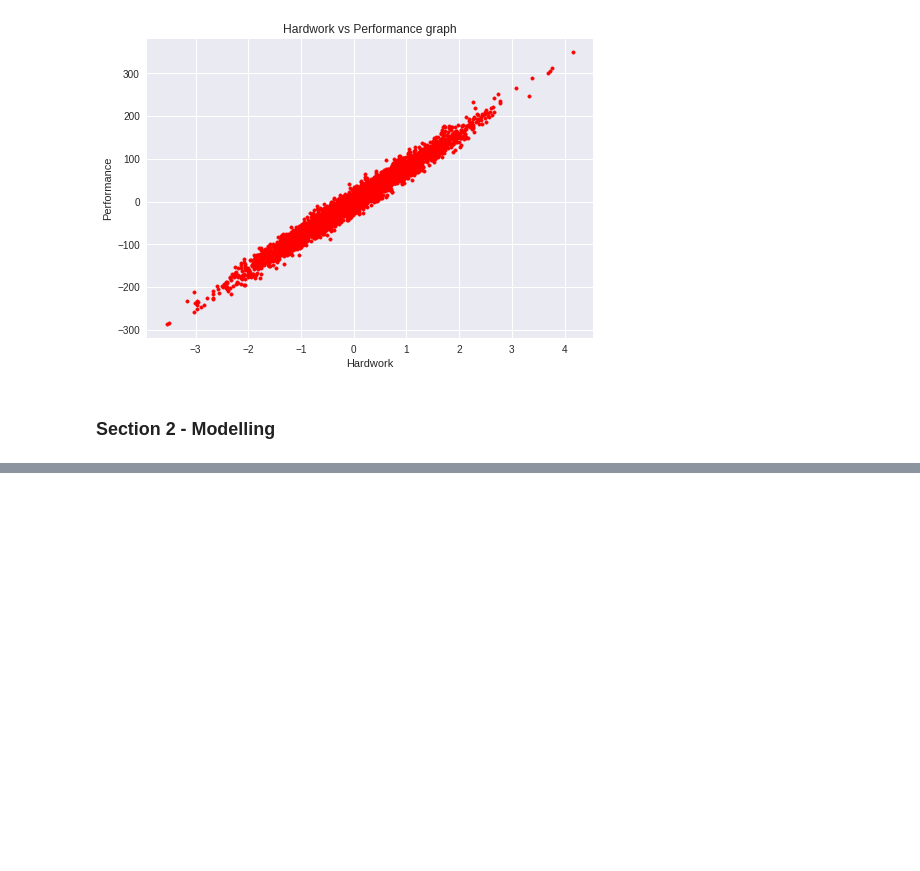
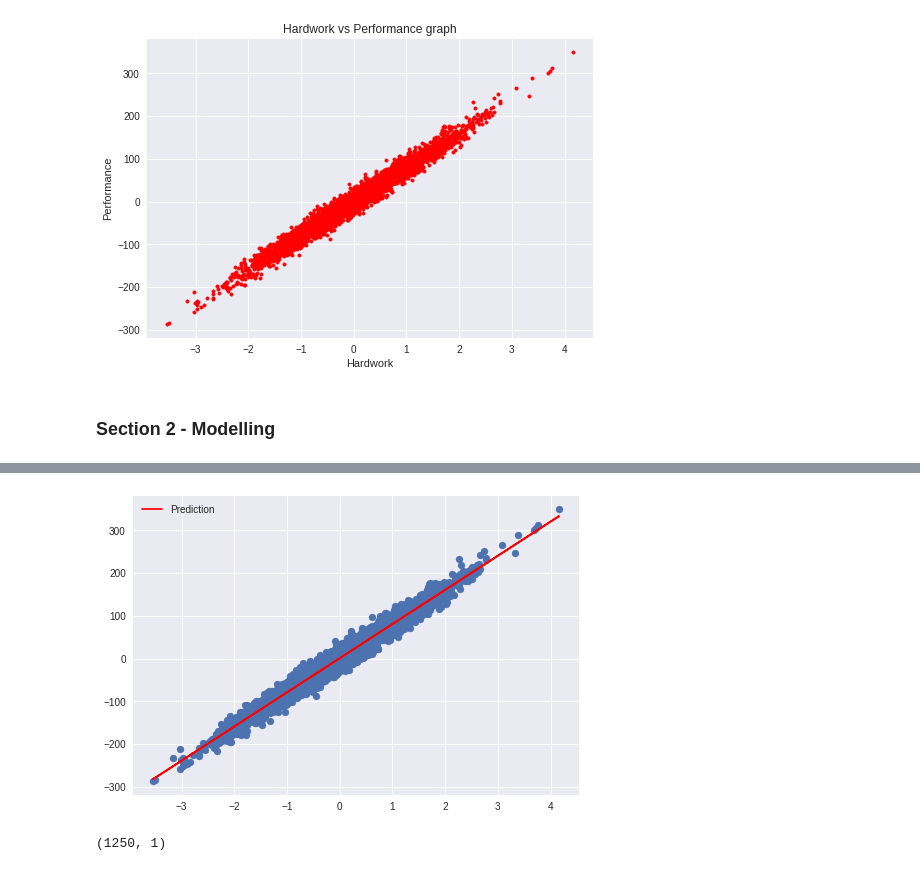
Before and after one commit to imraghavagr/Machine-Learning-from-scratch, a Jupyter notebook: 01. Linear Regression/03. example1.ipynb, the cells around one changed output, grey strips where cells are left out. Saved outputs shown, nothing was run; the diff lists cells and outputs as text; code cells hidden in the pictures; blank space fills up the shorter version.

```diff
--- a/01. Linear Regression/03. example1.ipynb
+++ b/01. Linear Regression/03. example1.ipynb
@@ -54,0 +119,3 @@ plt.show()
+# %%
+y_ = hypothesis(X,theta)
+print(y_)
@@ -54,0 +130,8 @@ plt.show()
+# %%
+# Training data + Predictions
+plt.scatter(X,y)
+plt.plot(X,y_,color = 'red',label='Prediction')
+plt.legend()
+plt.show()
+# %% [output]
+[figure, added]
@@ -54,0 +142,4 @@ plt.show()
+# %%
+y_test_pred.shape
+# %% [output]
+(1250, 1)
```
Also changed, not shown: parts of 10 cells of this notebook, 1 other file.
